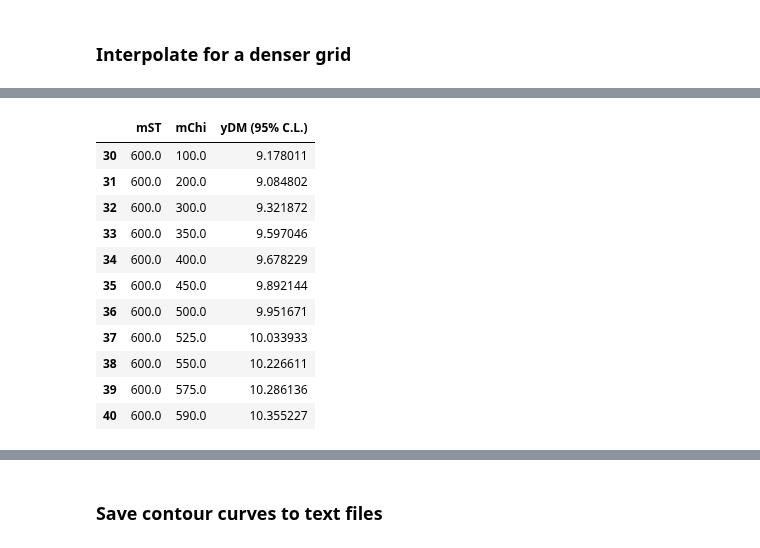
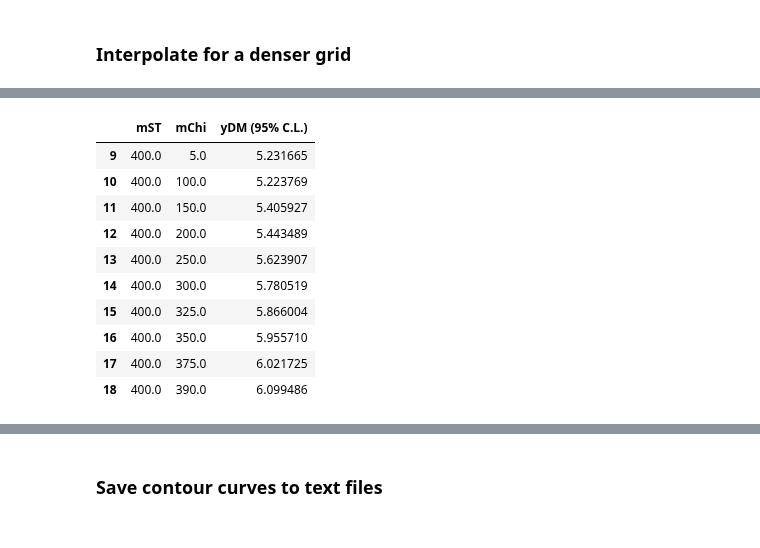
Before and after one commit to andlessa/SMStoEFT, a Jupyter notebook: notebooks/constraints/plotExclusion-CMS_mtt-eft.ipynb, the cells around one changed output, grey strips where cells are left out. Cells and saved outputs as stored; diff of their text form; code cells hidden in the pictures.

```diff
--- a/notebooks/constraints/plotExclusion-CMS_mtt-eft.ipynb
+++ b/notebooks/constraints/plotExclusion-CMS_mtt-eft.ipynb
@@ -118,18 +122,17 @@ plt.show()
 # %%
-recastData[recastData['mST'] ==600.][['mST','mChi','yDM (95% C.L.)']]
+recastData[recastData['mST'] ==400.][['mST','mChi','yDM (95% C.L.)']]
 # %% [output]
 |  | mST | mChi | yDM (95% C.L.) |
-| 30 | 600.0 | 100.0 | 9.178011 |
-| 31 | 600.0 | 200.0 | 9.084802 |
-| 32 | 600.0 | 300.0 | 9.321872 |
-| 33 | 600.0 | 350.0 | 9.597046 |
-| 34 | 600.0 | 400.0 | 9.678229 |
-| 35 | 600.0 | 450.0 | 9.892144 |
-| 36 | 600.0 | 500.0 | 9.951671 |
-| 37 | 600.0 | 525.0 | 10.033933 |
-| 38 | 600.0 | 550.0 | 10.226611 |
-| 39 | 600.0 | 575.0 | 10.286136 |
-| 40 | 600.0 | 590.0 | 10.355227 |
+| 9 | 400.0 | 5.0 | 5.231665 |
+| 10 | 400.0 | 100.0 | 5.223769 |
+| 11 | 400.0 | 150.0 | 5.405927 |
+| 12 | 400.0 | 200.0 | 5.443489 |
+| 13 | 400.0 | 250.0 | 5.623907 |
+| 14 | 400.0 | 300.0 | 5.780519 |
+| 15 | 400.0 | 325.0 | 5.866004 |
+| 16 | 400.0 | 350.0 | 5.955710 |
+| 17 | 400.0 | 375.0 | 6.021725 |
+| 18 | 400.0 | 390.0 | 6.099486 |
 # %%
 recastData[recastData['mST'] ==500.][['mST','mChi','yDM (95% C.L.)']]
 # %% [output]
```
Also changed, not shown: parts of 8 cells of this notebook, 13 other files.
